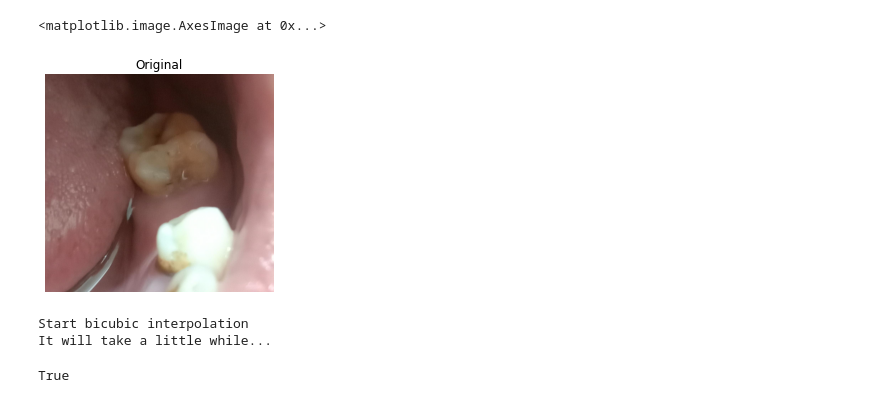
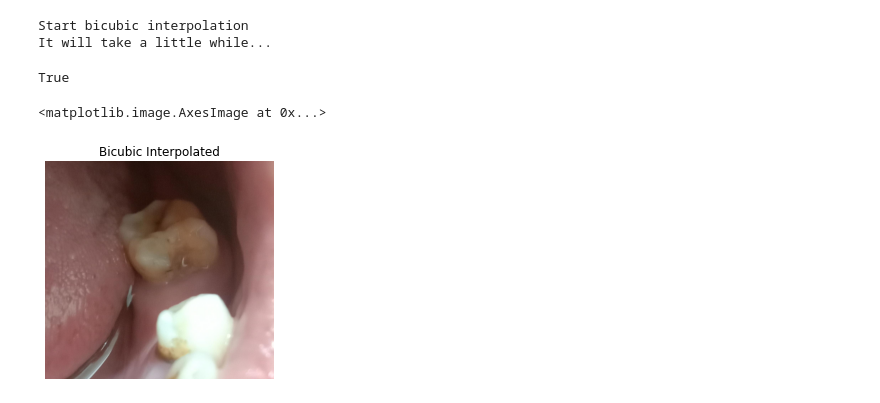
Before and after one commit to SulthanRafif/gauss_filter_bicubic_interpolated, a Jupyter notebook: main.ipynb, the cells around one changed output. Saved outputs shown, nothing was run; the diff lists cells and outputs as text; code cells hidden in the pictures.

Commit message:
implement bicubic interpolation

```diff
--- a/main.ipynb
+++ b/main.ipynb
@@ -141,24 +139,25 @@ def bicubicInterpolation(img, ratio, a):
+# %%
+# Upscaling Image with Bicubic Interpolation
+ratio = 2
+a = -1/2
+bicubicInterpolationUpscaled = bicubicInterpolation(image, ratio, a)
+# %% [output]
+Start bicubic interpolation
+It will take a little while...
+# %%
+cv2.imwrite('./interpolated/bicubic_interpolated.png', bicubicInterpolationUpscaled)
+# %% [output]
+True
 # %%
-image = cv2.imread('./image/teeth.jpg')
+interplated_image = cv2.imread('./interpolated/bicubic_interpolated.png')
 
 # Show Image
 
-rgb_image = cv2.cvtColor(image, cv2.COLOR_BGR2RGB)
+rgb_image = cv2.cvtColor(interplated_image, cv2.COLOR_BGR2RGB)
 plt.axis('off')
-plt.title('Original')
+plt.title('Bicubic Interpolated')
 plt.imshow(rgb_image)
+cv2.imwrite('./interpolated/bicubic_interpolated.png', bicubicInterpolationUpscaled)
 # %% [output]
 <matplotlib.image.AxesImage at 0x...>
-[figure, old version]
+[figure, new version]
-# %%
-# Upscaling Image with Bicubic Interpolation
-ratio = 2
-a = -1/2
-bicubicInterpolationUpscaled = bicubicInterpolation(rgb_image, ratio, a)
-# %% [output]
-Start bicubic interpolation
-It will take a little while...
-# %%
-cv2.imwrite('bicubic.png', bicubicInterpolationUpscaled)
-# %% [output]
-True
```
Also changed, not shown: parts of 10 cells of this notebook, 3 other files.
